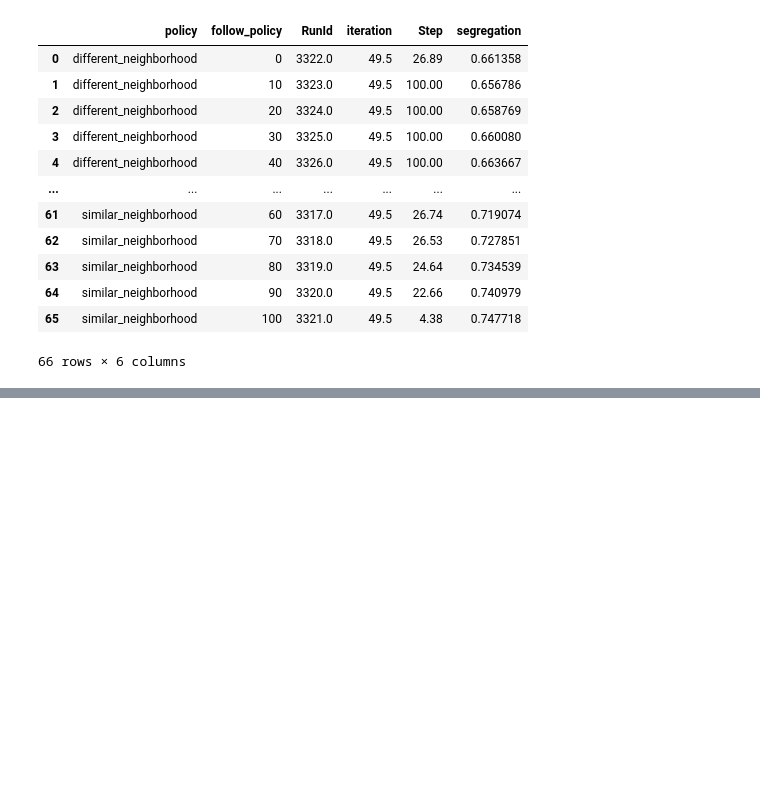
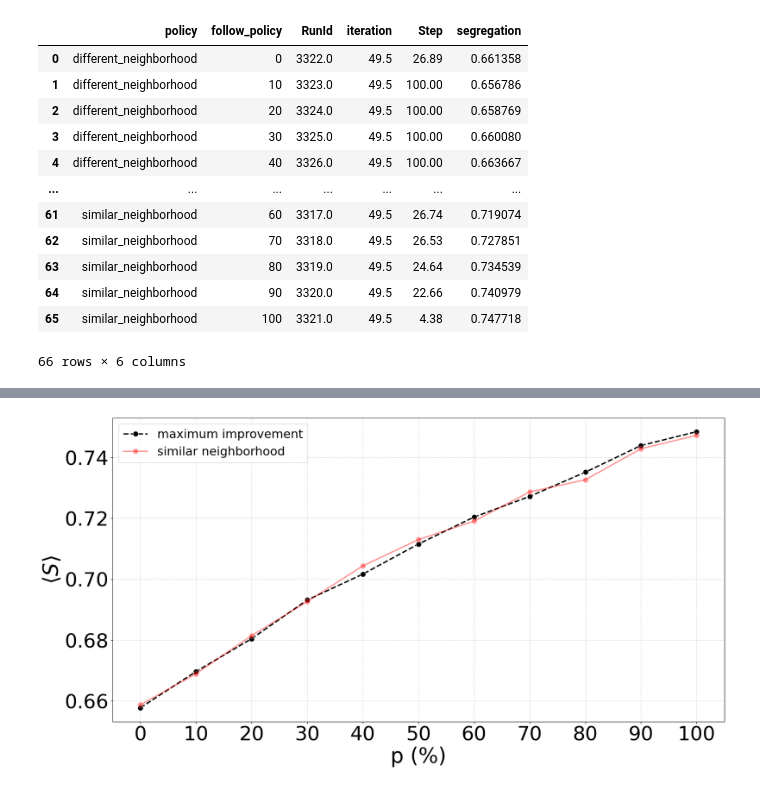
Before and after one commit to mauruscz/RS-chelling, a Jupyter notebook: plots.ipynb, the cells around one changed output, grey strips where cells are left out. Saved outputs shown, nothing was run; the diff lists cells and outputs as text; code cells hidden in the pictures; blank space fills up the shorter version.

```diff
--- a/plots.ipynb
+++ b/plots.ipynb
@@ -265,0 +343,31 @@ if SAVEFIG:
+# %%
+#plot the timeseries of segregation, using seaborn, with grid every 0.1 on x axis and with line and points. The random policy must be thicker than the others as above
+
+
+
+for policy in results_df_g.policy.unique():
+
+    if policy == "similar_neighborhood":
+        ax = sns.lineplot(data=results_df_g[results_df_g.policy == policy], x="follow_policy", y="segregation", label = policy.replace("_", " "), linewidth=2.5,
+                          marker="o", markersize = 10,color="red", alpha = 0.4)
+
+
+    elif policy == "maximum_improvement":
+        ax = sns.lineplot(data=results_df_g[results_df_g.policy == policy], x="follow_policy", y="segregation", label = policy.replace("_", " "), linewidth=2.5,
+                          marker="o", linestyle = "--", markersize = 10, color="black")
+
+
+ax.set_xlabel("p (%)", fontsize=38)
+ax.set_ylabel(r'$\langle S \rangle$', fontsize=38)
+ax.tick_params(labelsize=36)
+ax.set_xticks(np.arange(0, 100.1, 10))
+ax.set_yticks(np.arange(0.66, 0.741, 0.02))
+ax.legend(fontsize=22)
+
+ax.grid(True, which='both', axis='both', linestyle='--', alpha=0.5)
+
+
+if SAVEFIG:
+    plt.savefig("plots/average_segregation_similarity.pdf", bbox_inches='tight')
+# %% [output]
+[figure, added]
```
Also changed, not shown: parts of 8 cells of this notebook, 10 other files.
